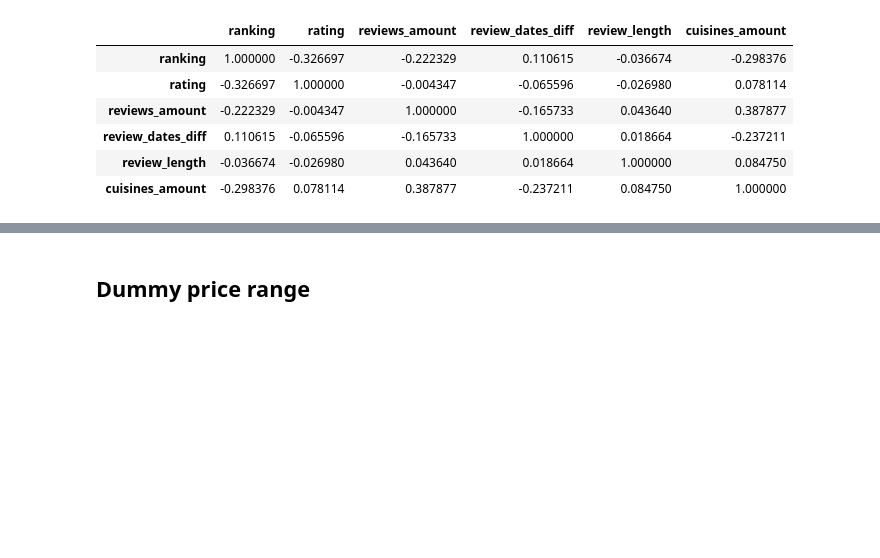
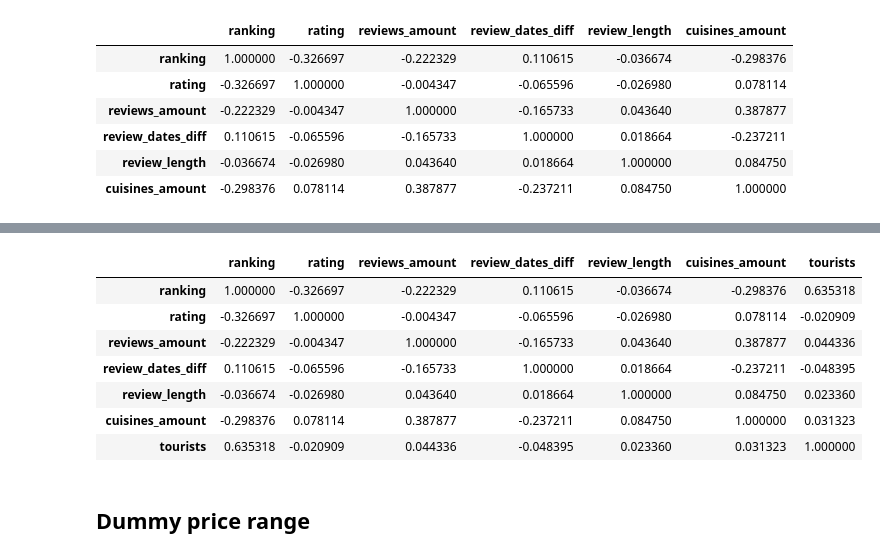
Before and after one commit to LawrenceGrigoryan/skillfactory_rds, a Jupyter notebook: module_3/Project_3. About delicious and healthy food.ipynb, the cells around one changed output, grey strips where cells are left out. Cells and saved outputs as stored; diff of their text form; code cells hidden in the pictures; blank space fills up the shorter version.

```diff
--- a/module_3/Project_3. About delicious and healthy food.ipynb
+++ b/module_3/Project_3. About delicious and healthy food.ipynb
@@ -1171,3 +1342,14 @@ new_data.corr()
+# %%
+new_df.corr()
+# %% [output]
+|  | ranking | rating | reviews_amount | review_dates_diff | review_length | cuisines_amount | tourists |
+| ranking | 1.000000 | -0.326697 | -0.222329 | 0.110615 | -0.036674 | -0.298376 | 0.635318 |
+| rating | -0.326697 | 1.000000 | -0.004347 | -0.065596 | -0.026980 | 0.078114 | -0.020909 |
+| reviews_amount | -0.222329 | -0.004347 | 1.000000 | -0.165733 | 0.043640 | 0.387877 | 0.044336 |
+| review_dates_diff | 0.110615 | -0.065596 | -0.165733 | 1.000000 | 0.018664 | -0.237211 | -0.048395 |
+| review_length | -0.036674 | -0.026980 | 0.043640 | 0.018664 | 1.000000 | 0.084750 | 0.023360 |
+| cuisines_amount | -0.298376 | 0.078114 | 0.387877 | -0.237211 | 0.084750 | 1.000000 | 0.031323 |
+| tourists | 0.635318 | -0.020909 | 0.044336 | -0.048395 | 0.023360 | 0.031323 | 1.000000 |
 # %% [markdown]
 ## Dummy price range
 # %%
```
Also changed, not shown: parts of 42 cells of this notebook, 1 other file.
